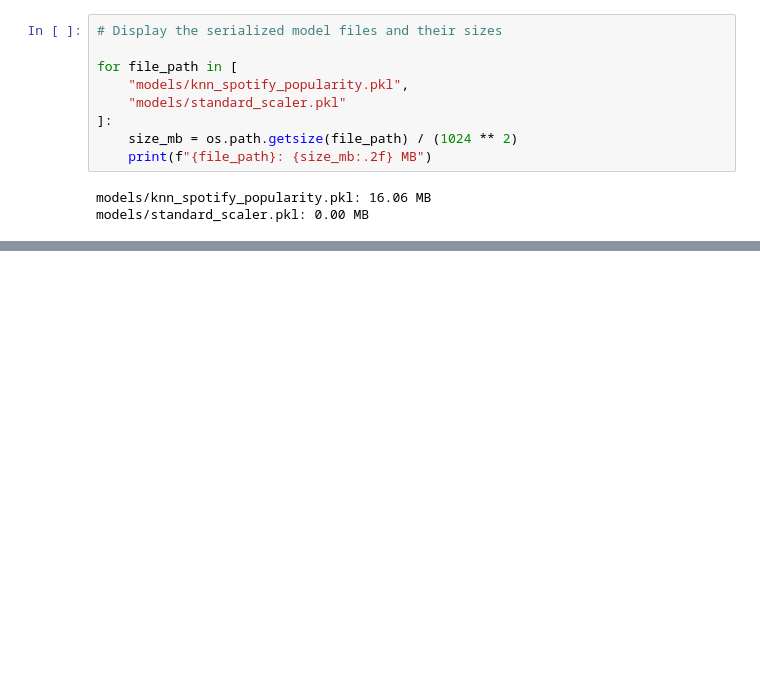
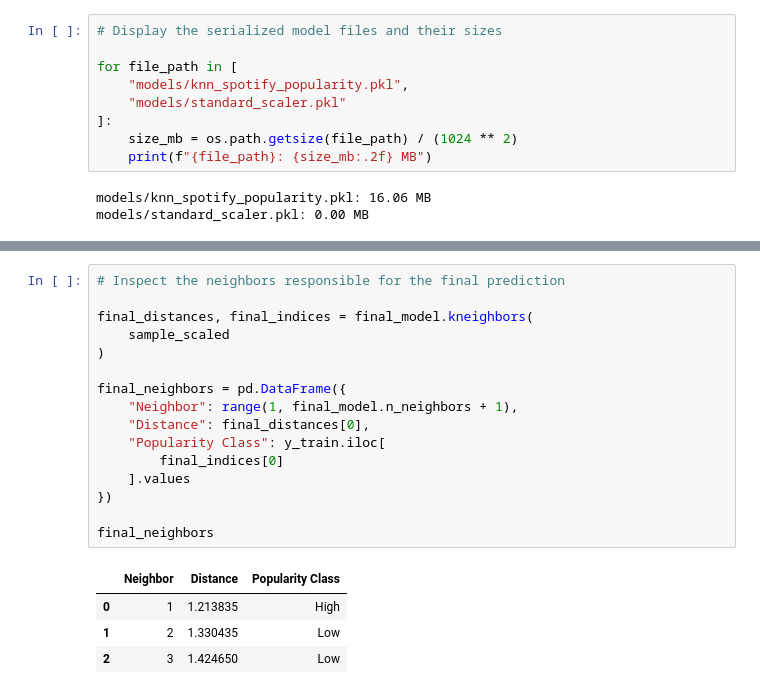
Before and after one commit to Pralishatripathy000/ml-knn, a Jupyter notebook: notebook.ipynb, the cells around one changed output, grey strips where cells are left out. Saved outputs shown, nothing was run; the diff lists cells and outputs as text; blank space fills up the shorter version.

```diff
--- a/notebook.ipynb
+++ b/notebook.ipynb
@@ -1851,0 +1956,21 @@ models/standard_scaler.pkl: 0.00 MB
+# %%
+# Inspect the neighbors responsible for the final prediction
+
+final_distances, final_indices = final_model.kneighbors(
+    sample_scaled
+)
+
+final_neighbors = pd.DataFrame({
+    "Neighbor": range(1, final_model.n_neighbors + 1),
+    "Distance": final_distances[0],
+    "Popularity Class": y_train.iloc[
+        final_indices[0]
+    ].values
+})
+
+final_neighbors
+# %% [output]
+|  | Neighbor | Distance | Popularity Class |
+| 0 | 1 | 1.213835 | High |
+| 1 | 2 | 1.330435 | Low |
+| 2 | 3 | 1.424650 | Low |
```
Also changed, not shown: parts of 9 cells of this notebook, 1 other file.
